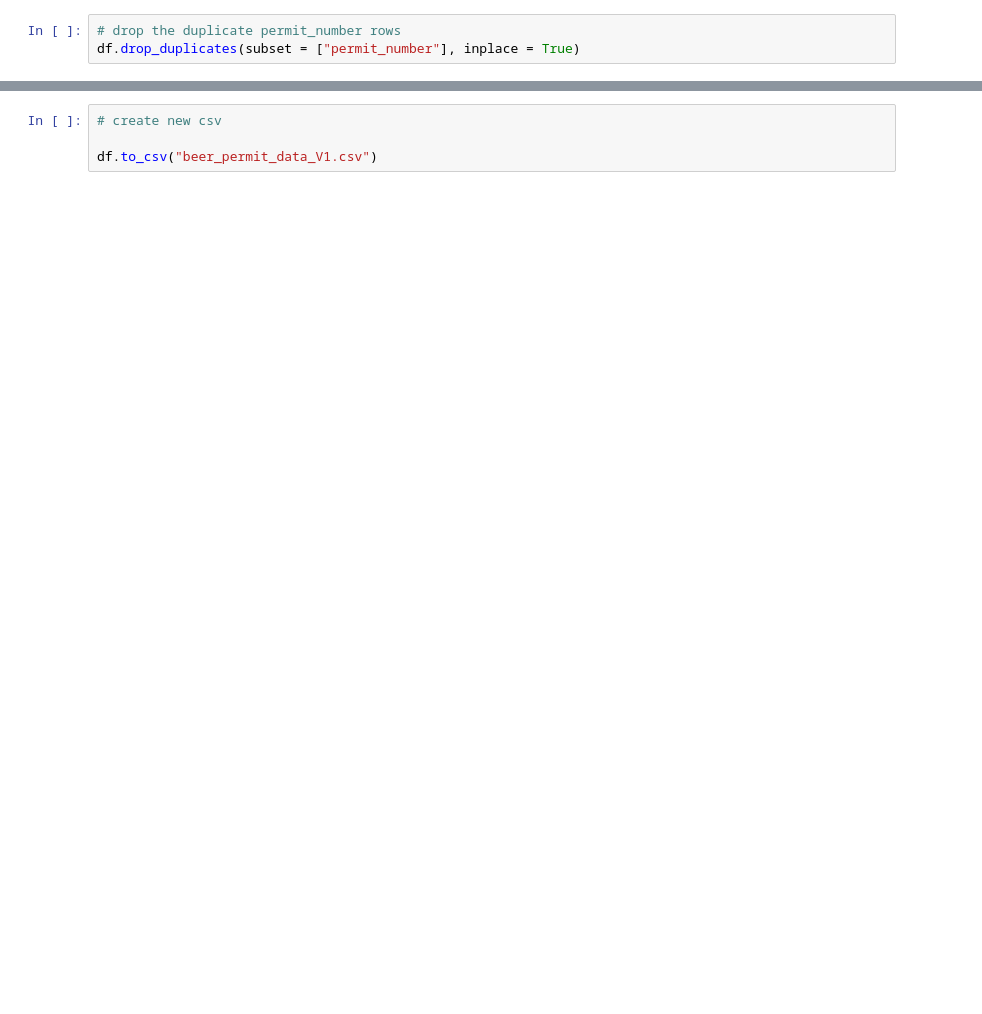
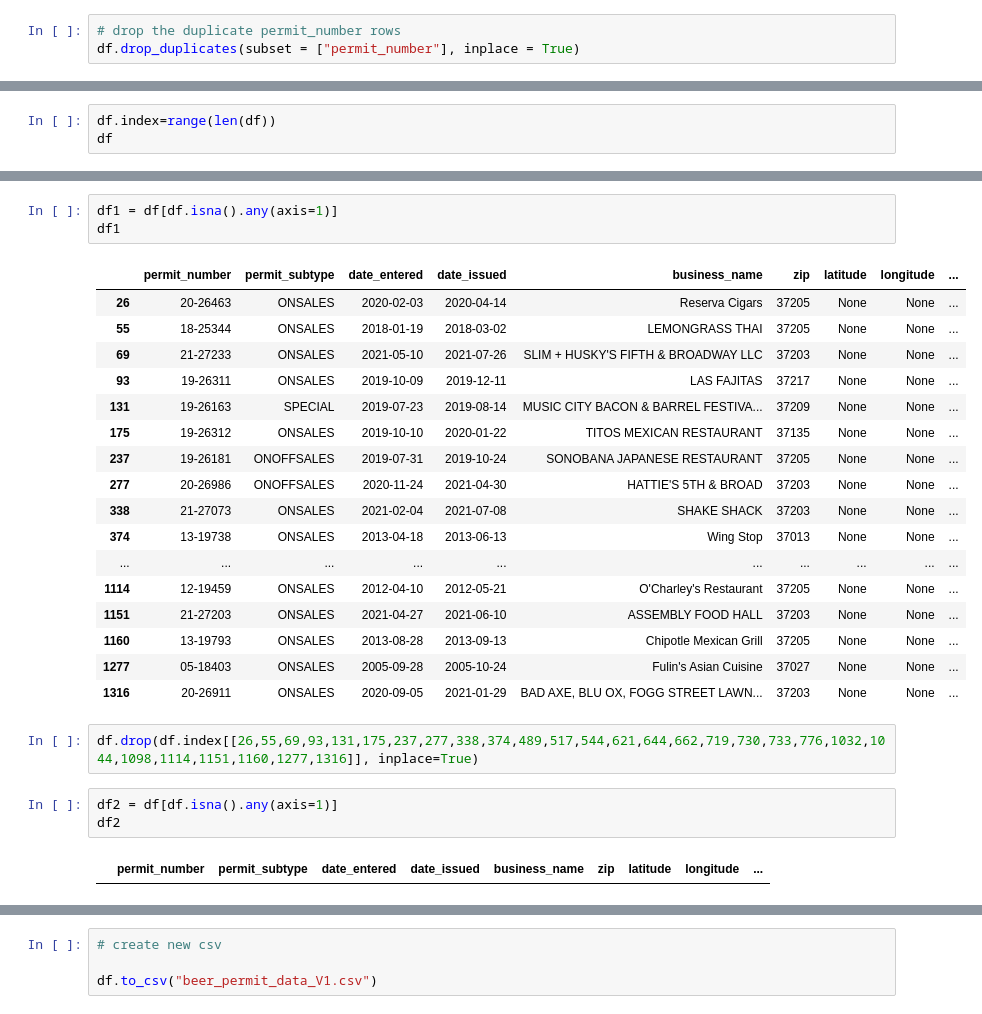
Before and after one commit to HannaKim4673/Beer_Restaurant_Success, a Jupyter notebook: ETL_API_TO_DATAFRAME.ipynb, the cells around one changed output, grey strips where cells are left out. Drawn from its saved outputs; the diff is of its cells as text; blank space fills up the shorter version.

```diff
--- a/ETL_API_TO_DATAFRAME.ipynb
+++ b/ETL_API_TO_DATAFRAME.ipynb
@@ -124,0 +130,3 @@ df.head()
+# %%
+df.index=range(len(df))
+df
@@ -124,0 +147,28 @@ df.head()
+# %%
+df1 = df[df.isna().any(axis=1)]
+df1
+# %% [output]
+|  | permit_number | permit_subtype | date_entered | date_issued | business_name | zip | latitude | longitude | ... |
+| 26 | 20-26463 | ONSALES | 2020-02-03 | 2020-04-14 | Reserva Cigars | 37205 | None | None | ... |
+| 55 | 18-25344 | ONSALES | 2018-01-19 | 2018-03-02 | LEMONGRASS THAI | 37205 | None | None | ... |
+| 69 | 21-27233 | ONSALES | 2021-05-10 | 2021-07-26 | SLIM + HUSKY'S FIFTH & BROADWAY LLC | 37203 | None | None | ... |
+| 93 | 19-26311 | ONSALES | 2019-10-09 | 2019-12-11 | LAS FAJITAS | 37217 | None | None | ... |
+| 131 | 19-26163 | SPECIAL | 2019-07-23 | 2019-08-14 | MUSIC CITY BACON & BARREL FESTIVA... | 37209 | None | None | ... |
+| 175 | 19-26312 | ONSALES | 2019-10-10 | 2020-01-22 | TITOS MEXICAN RESTAURANT | 37135 | None | None | ... |
+| 237 | 19-26181 | ONOFFSALES | 2019-07-31 | 2019-10-24 | SONOBANA JAPANESE RESTAURANT | 37205 | None | None | ... |
+| 277 | 20-26986 | ONOFFSALES | 2020-11-24 | 2021-04-30 | HATTIE'S 5TH & BROAD | 37203 | None | None | ... |
+| 338 | 21-27073 | ONSALES | 2021-02-04 | 2021-07-08 | SHAKE SHACK | 37203 | None | None | ... |
+| 374 | 13-19738 | ONSALES | 2013-04-18 | 2013-06-13 | Wing Stop | 37013 | None | None | ... |
+| ... | ... | ... | ... | ... | ... | ... | ... | ... | ... |
+| 1114 | 12-19459 | ONSALES | 2012-04-10 | 2012-05-21 | O'Charley's Restaurant | 37205 | None | None | ... |
+| 1151 | 21-27203 | ONSALES | 2021-04-27 | 2021-06-10 | ASSEMBLY FOOD HALL | 37203 | None | None | ... |
+| 1160 | 13-19793 | ONSALES | 2013-08-28 | 2013-09-13 | Chipotle Mexican Grill | 37205 | None | None | ... |
+| 1277 | 05-18403 | ONSALES | 2005-09-28 | 2005-10-24 | Fulin's Asian Cuisine | 37027 | None | None | ... |
+| 1316 | 20-26911 | ONSALES | 2020-09-05 | 2021-01-29 | BAD AXE, BLU OX, FOGG STREET LAWN... | 37203 | None | None | ... |
+# %%
+df.drop(df.index[[26,55,69,93,131,175,237,277,338,374,489,517,544,621,644,662,719,730,733,776,1032,1044,1098,1114,1151,1160,1277,1316]], inplace=True)
+# %%
+df2 = df[df.isna().any(axis=1)]
+df2
+# %% [output]
+|  | permit_number | permit_subtype | date_entered | date_issued | business_name | zip | latitude | longitude | ... |
```
Also changed, not shown: parts of 14 cells of this notebook, 2 other files.
